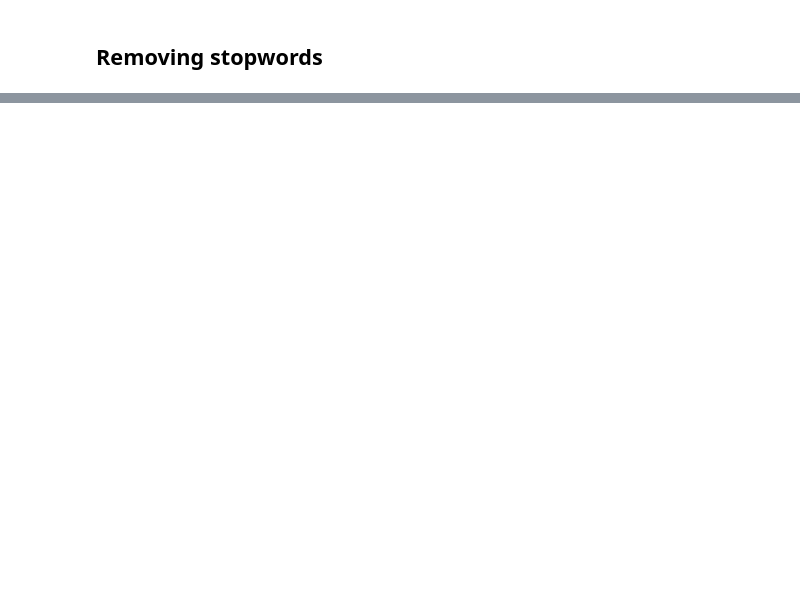
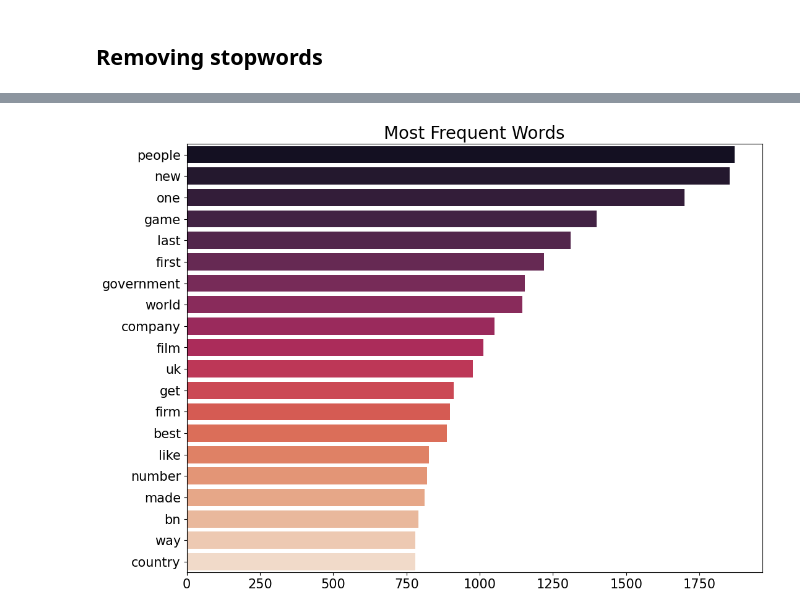
Before and after one commit to sahoomrutyunjaya12345/TopicModellingonNewsArticle, a Jupyter notebook: TopicModellingOnNewsArticle_CapstoneProject.ipynb, the cells around one changed output, grey strips where cells are left out. Saved outputs shown, nothing was run; the diff lists cells and outputs as text; code cells hidden in the pictures; blank space fills up the shorter version.

```diff
--- a/TopicModellingOnNewsArticle_CapstoneProject.ipynb
+++ b/TopicModellingOnNewsArticle_CapstoneProject.ipynb
@@ -650,0 +481,3 @@ Entertainment_data
+# %%
+useless_words = ['said','say', 'mr','would','make','also','year','take','could','use','time','go','u','two','told']
+data_df['Lemm_news'][0]
@@ -650,0 +491,9 @@ Entertainment_data
+# %%
+# Defining function to remove useless words
+def remove_words(us_wo):
+  '''Function to remove useless_words.'''
+  return ' '.join(x for x in us_wo.split() if x not in useless_words)
+# %%
+# applying the function to our dataset
+data_df['Lemm_news'] = data_df['Lemm_news'].apply(remove_words)
+data_df['Lemm_news'][0]
@@ -650,0 +507,8 @@ Entertainment_data
+# %%
+# splitting new words after removing useless words
+new_words = ''.join(data_df['Lemm_news']).split()
+## Again converting to series after useless words are removed
+new_words = pd.Series(new_words)
+# Checking the value counts of new words
+new_list = new_words.value_counts()
+new_list
@@ -650,0 +528,10 @@ Entertainment_data
+# %%
+# Plotting the bar plot for this word count
+plt.figure(figsize = (12,9))
+sns.barplot(x = new_list[:20], y = new_list.index[:20] , palette = 'rocket')
+plt.title('Most Frequent Words' , size = 20)
+plt.yticks(size = 15)
+plt.xticks(size = 15)
+plt.show()
+# %% [output]
+[figure, added]
```
Also changed, not shown: parts of 70 cells of this notebook.
